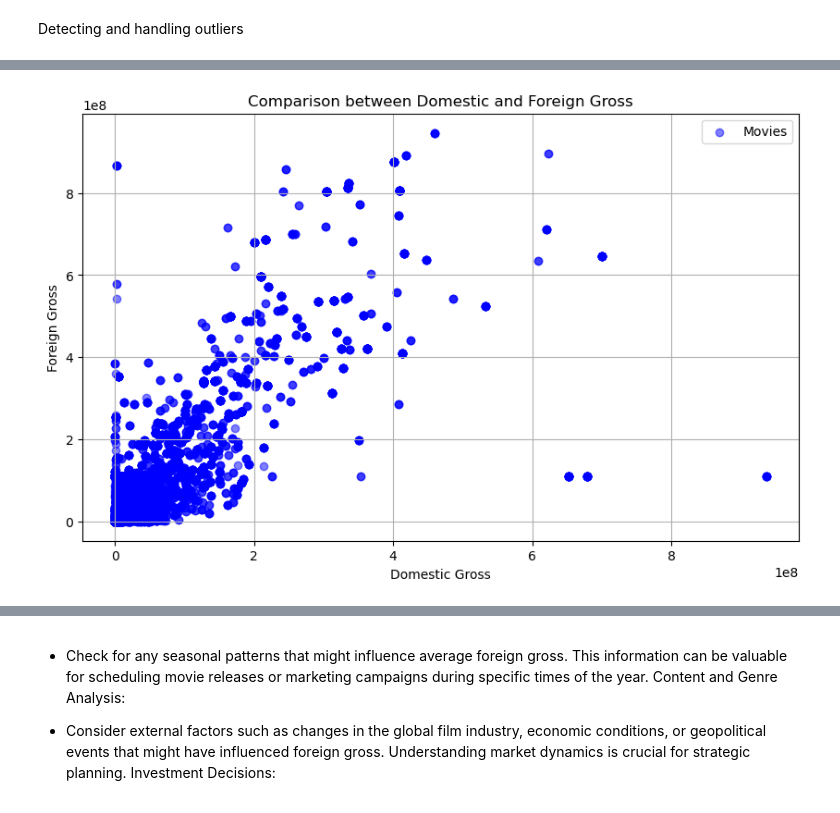
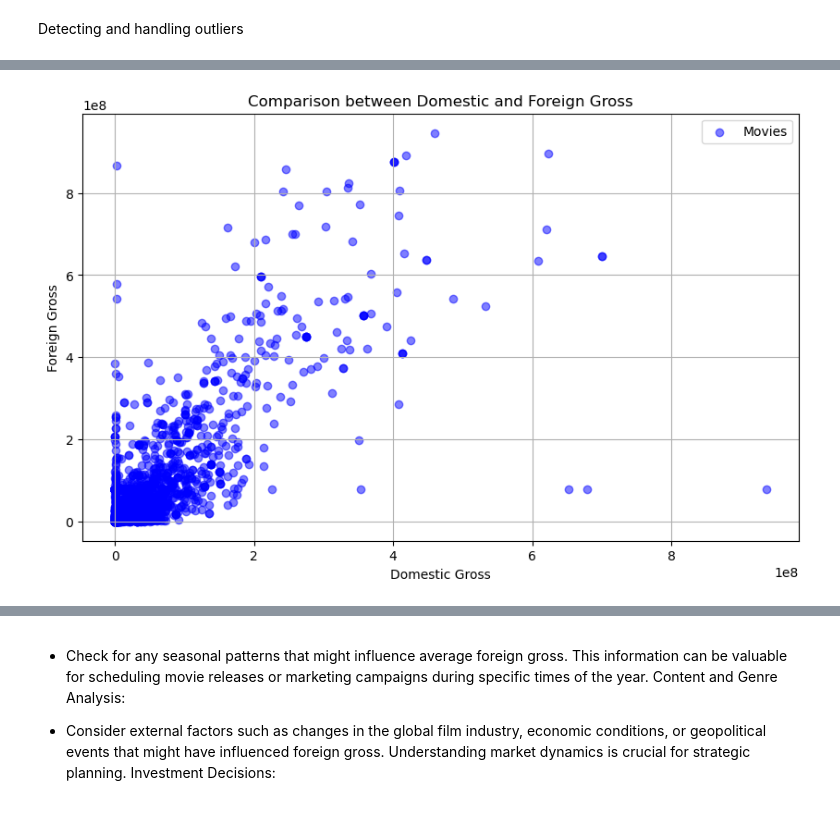
Before and after one commit to NgenziNevilleMativo/Phase-1-Project, a Jupyter notebook: dsc-phase1-project-template NEV.ipynb, the cells around one changed output, grey strips where cells are left out. Cells and saved outputs as stored; diff of their text form; code cells hidden in the pictures.

Commit message:
Data Visualization

```diff
--- a/dsc-phase1-project-template NEV.ipynb
+++ b/dsc-phase1-project-template NEV.ipynb
@@ -407,20 +405,20 @@ Questions to consider:
 # %%
 # Drop rows with NaN values in 'domestic_gross' or 'foreign_gross'
-movies_df_cleaned = movies_df.dropna(subset=['domestic_gross', 'foreign_gross'])
+movies_df_cleaned = movies_df_nodup_copy.dropna(subset=['domestic_gross', 'foreign_gross'])
 
 # Plotting the scatter plot
 plt.figure(figsize=(10, 6))
 
 # Scatter plot for domestic vs foreign gross with different shapes
 plt.scatter(movies_df_cleaned['domestic_gross'], movies_df_cleaned['foreign_gross'], color='blue', alpha=0.5, label='Movies', marker='o')
 plt.xlabel('Domestic Gross')
 plt.ylabel('Foreign Gross')
 plt.title('Comparison between Domestic and Foreign Gross')
 plt.grid(True)
 
 # Add legend
 plt.legend()
 
 plt.show()
 # %% [output]
-[figure, old version]
+[figure, new version]
```
Also changed, not shown: parts of 18 cells of this notebook.
